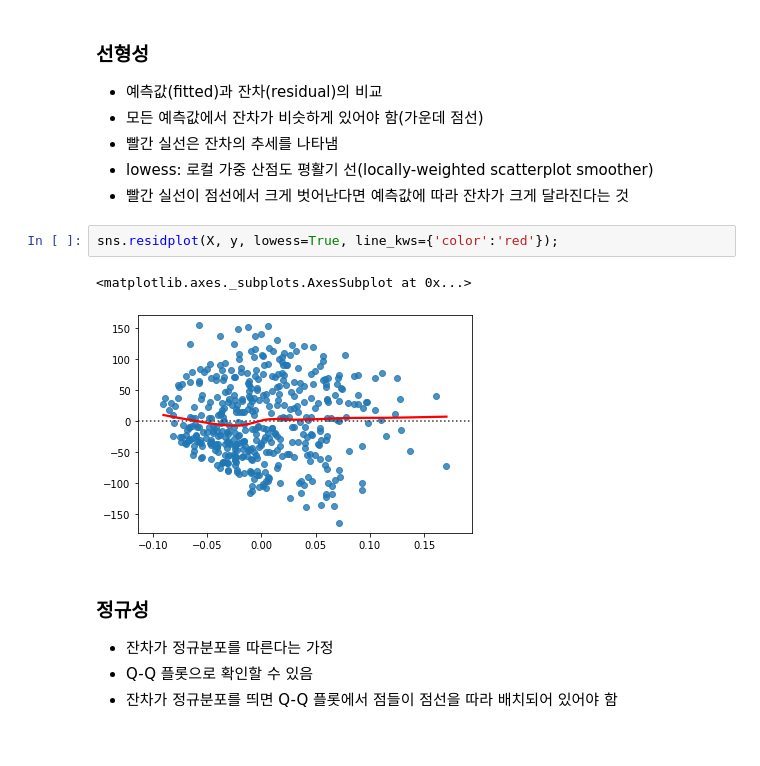
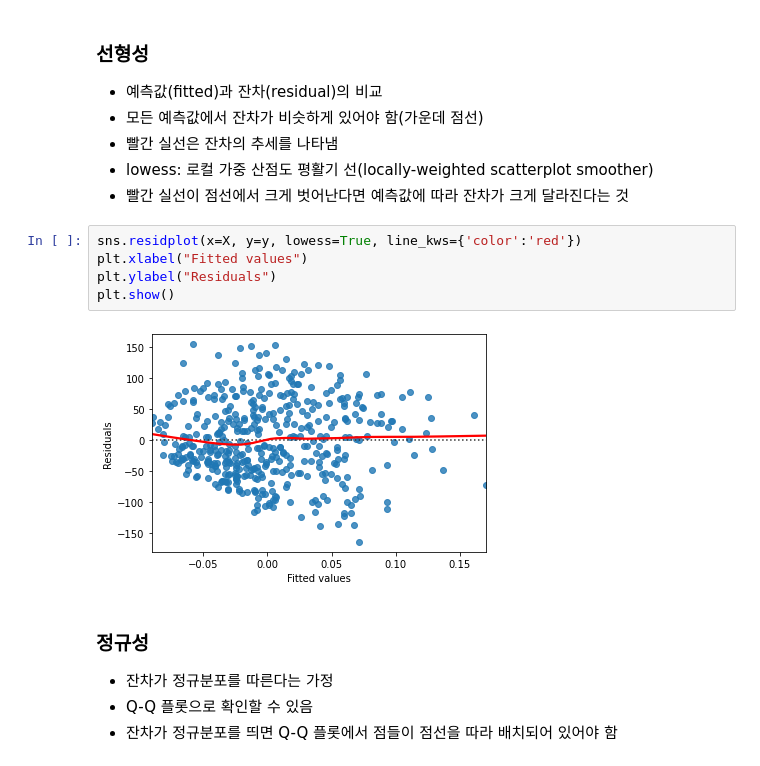
Before and after one commit to ckiekim/Machine-Learning-2021-1, a Jupyter notebook: 04.Regression/02_잔차분석.ipynb, the cells around one changed output. Drawn from its saved outputs; the diff is of its cells as text.

```diff
--- a/04.Regression/02_잔차분석.ipynb
+++ b/04.Regression/02_잔차분석.ipynb
@@ -55,10 +65,12 @@ plt.show()
 - lowess: 로컬 가중 산점도 평활기 선(locally-weighted scatterplot smoother)
 - 빨간 실선이 점선에서 크게 벗어난다면 예측값에 따라 잔차가 크게 달라진다는 것
 # %%
-sns.residplot(X, y, lowess=True, line_kws={'color':'red'});
+sns.residplot(x=X, y=y, lowess=True, line_kws={'color':'red'})
+plt.xlabel("Fitted values")
+plt.ylabel("Residuals")
+plt.show()
 # %% [output]
-<matplotlib.axes._subplots.AxesSubplot at 0x...>
-[figure, old version]
+[figure, new version]
 # %% [markdown]
 ### 정규성
 - 잔차가 정규분포를 따른다는 가정
```
Also changed, not shown: parts of 7 cells of this notebook, 3 other files.
